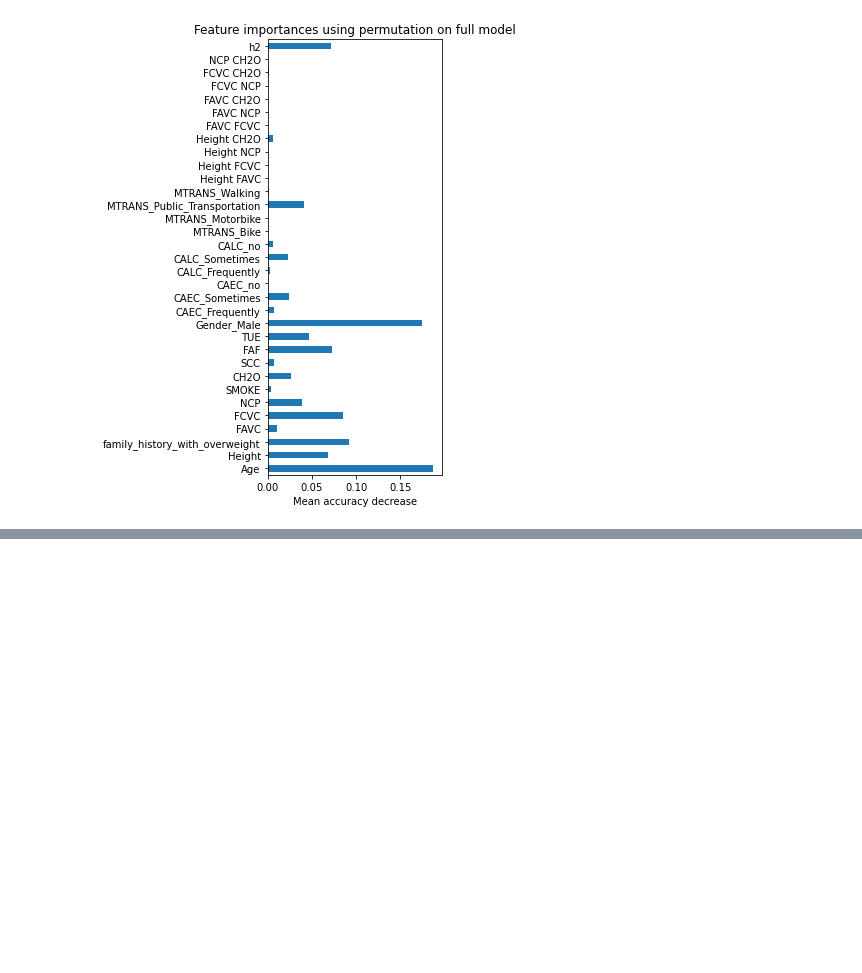
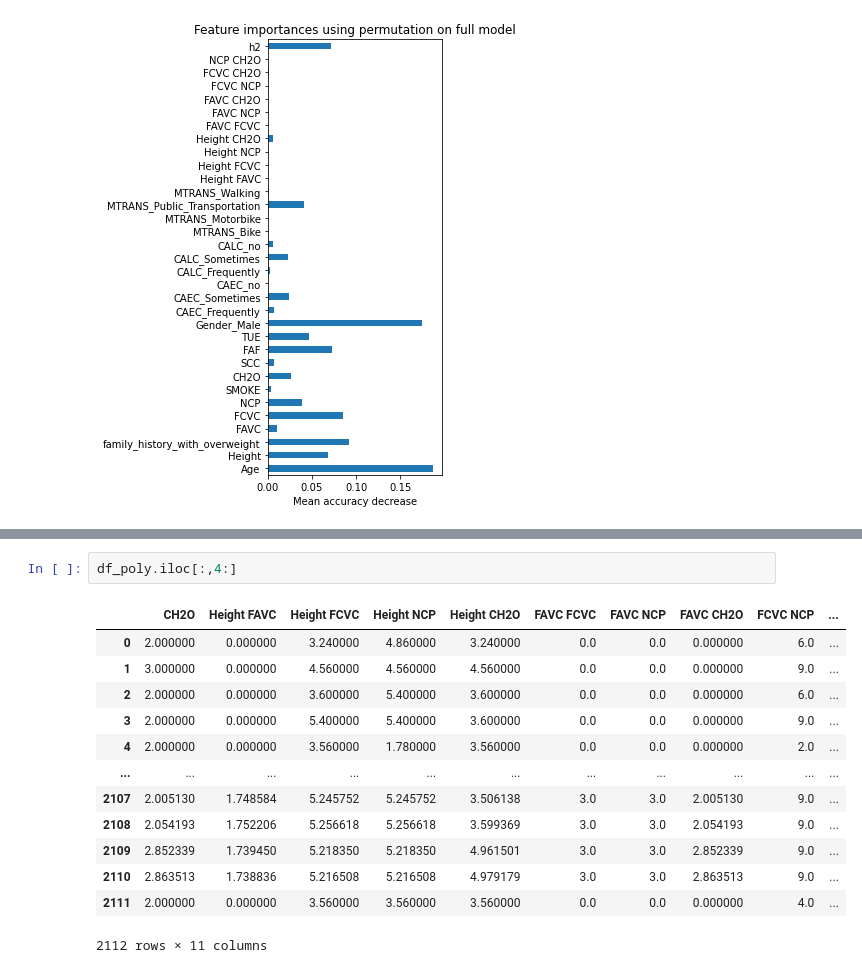
Before and after one commit to sbhewitt/Obesity-Group-Project, a Jupyter notebook: code/survey_expo_ryan.ipynb, the cells around one changed output, grey strips where cells are left out. Saved outputs shown, nothing was run; the diff lists cells and outputs as text; blank space fills up the shorter version.

```diff
--- a/code/survey_expo_ryan.ipynb
+++ b/code/survey_expo_ryan.ipynb
@@ -230,0 +314,16 @@ plt.savefig('../images/rfr_feat_importances.png');
+# %%
+df_poly.iloc[:,4:]
+# %% [output]
+|  | CH2O | Height FAVC | Height FCVC | Height NCP | Height CH2O | FAVC FCVC | FAVC NCP | FAVC CH2O | FCVC NCP | ... |
+| 0 | 2.000000 | 0.000000 | 3.240000 | 4.860000 | 3.240000 | 0.0 | 0.0 | 0.000000 | 6.0 | ... |
+| 1 | 3.000000 | 0.000000 | 4.560000 | 4.560000 | 4.560000 | 0.0 | 0.0 | 0.000000 | 9.0 | ... |
+| 2 | 2.000000 | 0.000000 | 3.600000 | 5.400000 | 3.600000 | 0.0 | 0.0 | 0.000000 | 6.0 | ... |
+| 3 | 2.000000 | 0.000000 | 5.400000 | 5.400000 | 3.600000 | 0.0 | 0.0 | 0.000000 | 9.0 | ... |
+| 4 | 2.000000 | 0.000000 | 3.560000 | 1.780000 | 3.560000 | 0.0 | 0.0 | 0.000000 | 2.0 | ... |
+| ... | ... | ... | ... | ... | ... | ... | ... | ... | ... | ... |
+| 2107 | 2.005130 | 1.748584 | 5.245752 | 5.245752 | 3.506138 | 3.0 | 3.0 | 2.005130 | 9.0 | ... |
+| 2108 | 2.054193 | 1.752206 | 5.256618 | 5.256618 | 3.599369 | 3.0 | 3.0 | 2.054193 | 9.0 | ... |
+| 2109 | 2.852339 | 1.739450 | 5.218350 | 5.218350 | 4.961501 | 3.0 | 3.0 | 2.852339 | 9.0 | ... |
+| 2110 | 2.863513 | 1.738836 | 5.216508 | 5.216508 | 4.979179 | 3.0 | 3.0 | 2.863513 | 9.0 | ... |
+| 2111 | 2.000000 | 0.000000 | 3.560000 | 3.560000 | 3.560000 | 0.0 | 0.0 | 0.000000 | 4.0 | ... |
+2112 rows × 11 columns
```
Also changed, not shown: parts of 16 cells of this notebook, 1 other file.
